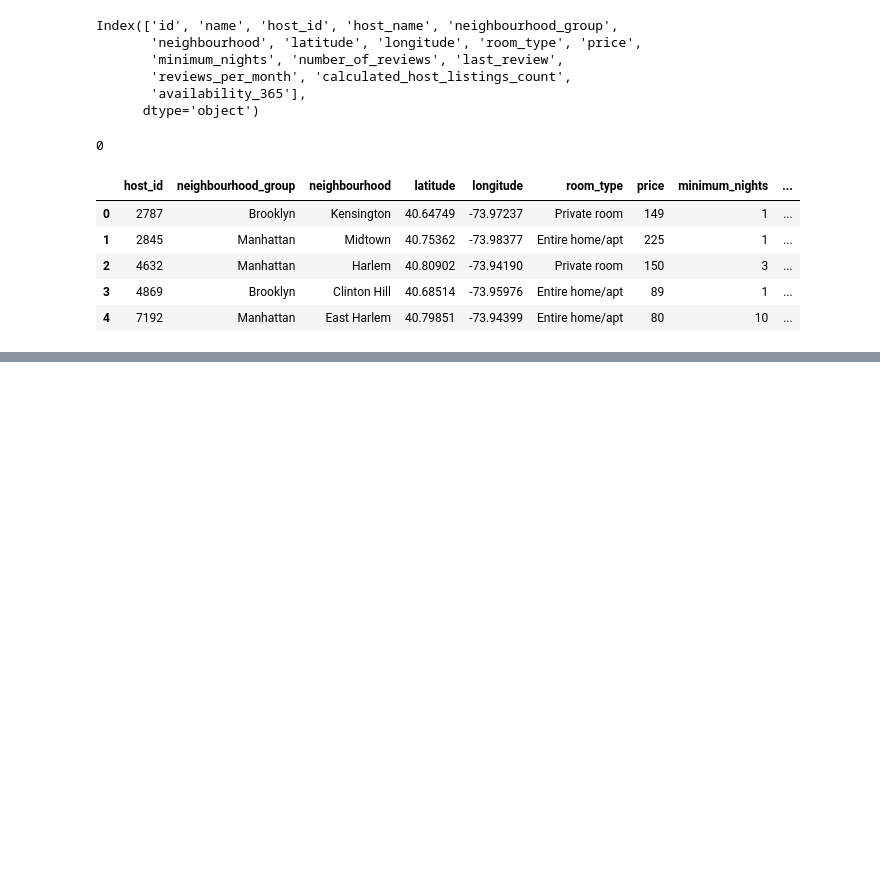
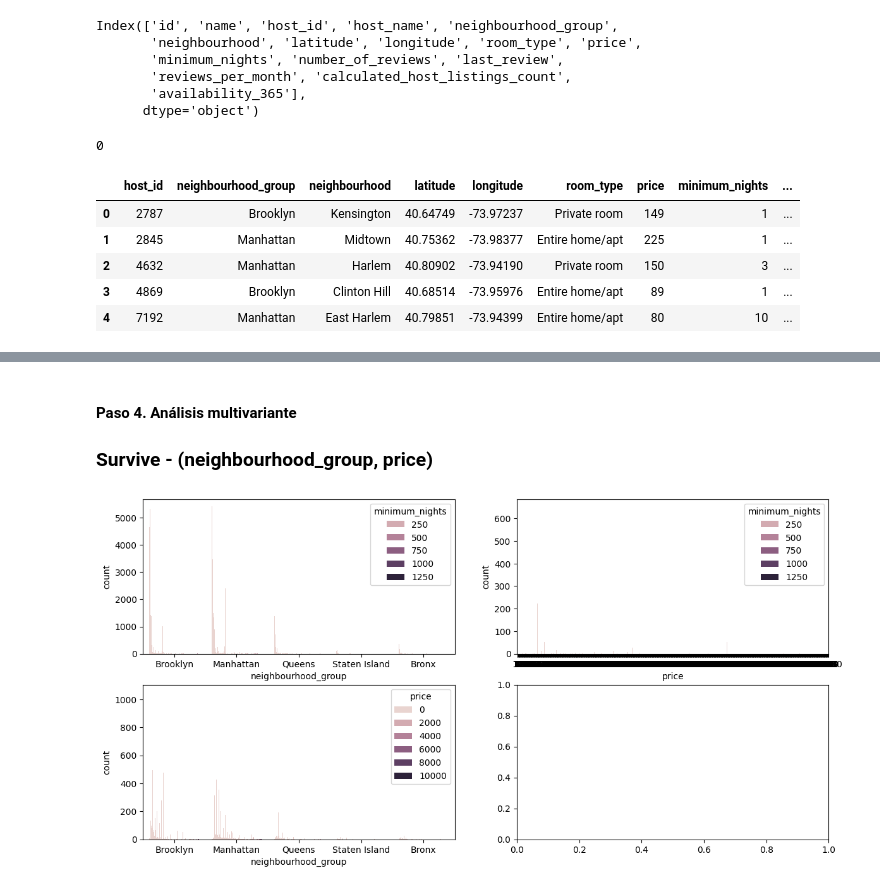
Before and after one commit to OlgaKurganova/EDA, a Jupyter notebook: src/explore.ipynb, the cells around one changed output, grey strips where cells are left out. Cells and saved outputs as stored; diff of their text form; code cells hidden in the pictures; blank space fills up the shorter version.

```diff
--- a/src/explore.ipynb
+++ b/src/explore.ipynb
@@ -108,0 +162,14 @@ plt.show()
+# %% [markdown]
+#### Paso 4. Análisis multivariante
+
+### Survive - (neighbourhood_group, price)
+# %%
+fig, axis = plt.subplots(2, 2, figsize = (14, 7))
+
+sns.countplot(total_data, x = "neighbourhood_group", hue = "minimum_nights", ax = axis[0, 0])
+sns.countplot(total_data, x = "price", hue = "minimum_nights", ax = axis[0, 1])
+sns.countplot(total_data, x = "neighbourhood_group", hue = "price", ax = axis[1, 0])
+
+plt.show()
+# %% [output]
+[figure, added]
```
Also changed, not shown: parts of 8 cells of this notebook.
